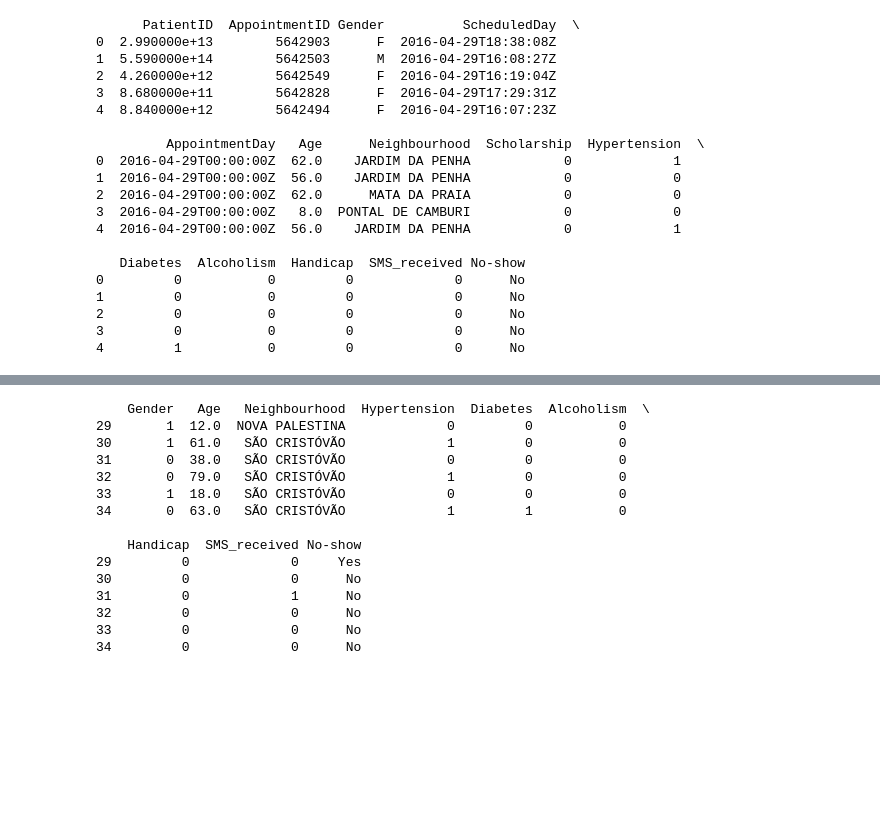
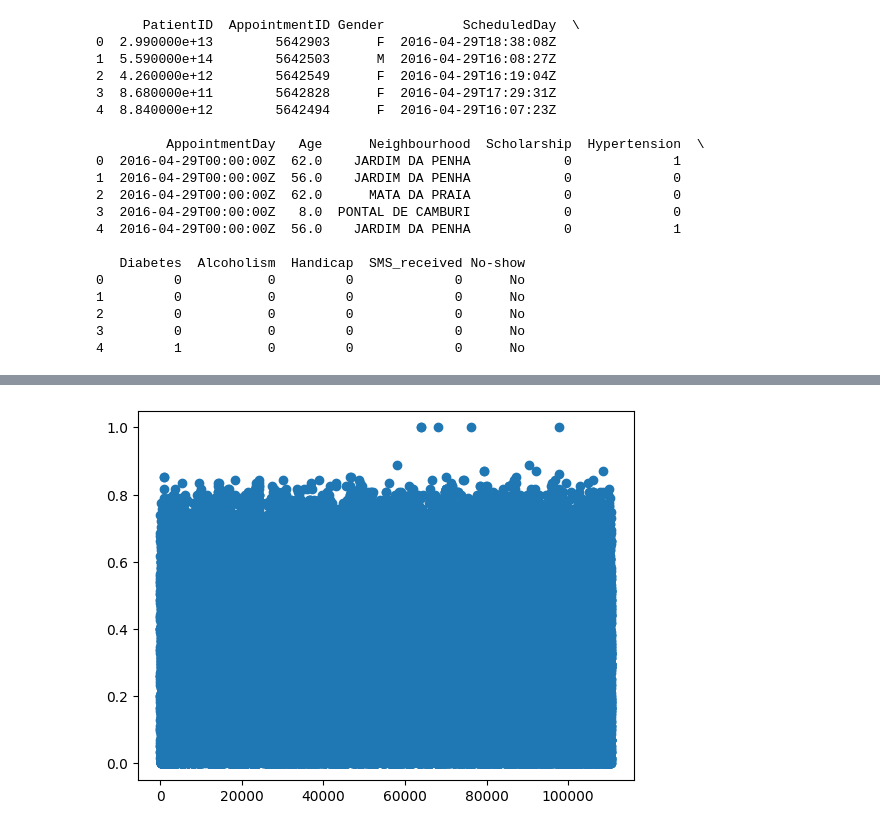
Before and after one commit to Nervoload/IAI5101-Assignments, a Jupyter notebook: ASSIGNMENT1/data_preprocessing.ipynb, the cells around one changed output, grey strips where cells are left out. Saved outputs shown, nothing was run; the diff lists cells and outputs as text; code cells hidden in the pictures; blank space fills up the shorter version.

Commit message:
Completed models

```diff
--- a/ASSIGNMENT1/data_preprocessing.ipynb
+++ b/ASSIGNMENT1/data_preprocessing.ipynb
@@ -44,0 +85,5 @@ print(df[:5])
+# %%
+# check for duplicates & drop them
+print(len(df))
+df = df.drop_duplicates()
+print(len(df))
@@ -104,24 +125,0 @@ IndexingError: Too many indexers
-# %%
-# converting the categorical variables to numerical variables
-# add a ecoded column for each categorical column
-df.dtypes
-obj_df = df.select_dtypes(include=['object']).copy()
-obj_df.head()
-
-print(df[29:35])
-# %% [output]
-    Gender   Age   Neighbourhood  Hypertension  Diabetes  Alcoholism  \
-29       1  12.0  NOVA PALESTINA             0         0           0
-30       1  61.0   SÃO CRISTÓVÃO             1         0           0
-31       0  38.0   SÃO CRISTÓVÃO             0         0           0
-32       0  79.0   SÃO CRISTÓVÃO             1         0           0
-33       1  18.0   SÃO CRISTÓVÃO             0         0           0
-34       0  63.0   SÃO CRISTÓVÃO             1         1           0
-
-    Handicap  SMS_received No-show
-29         0             0     Yes
-30         0             0      No
-31         0             1      No
-32         0             0      No
-33         0             0      No
-34         0             0      No
@@ -127,0 +137,40 @@ print(df[29:35])
+# %%
+neighs = df.Neighbourhood.unique()
+
+# check if there is a correlation between the neighbourhood and the no-show
+# if there is a correlation, then we can use the neighbourhood as a feature
+# if there is no correlation, then we can drop the neighbourhood column
+
+# creating a dictionary with the neighbourhoods and the number of no-shows
+neighs_dict = {}
+for i in neighs:
+    neighs_dict[i] = 0
+
+for i in range(len(df)):
+    if df.loc[i, 'No-show'] == 1:
+        neighs_dict[df.loc[i, 'Neighbourhood']] += 1
+
+# creating a list with the neighbourhoods and the number of no-shows
+
+neighs_dict # printing the neighbourhoods and the number of no-shows
+
+# For this model, we will NOT use the neighbourhood as a feature, observe that if there exists a trend between neighborhoods, the variance of
+# the model will be high, and the model will not be able to generalize well with the 81 unique neighborhoods, and many neighborhoods have variance in
+# the number of patients, which many overfit the model for such neighborhoods. Thus, we will drop the neighbourhood column.
+
+df = df.drop(['Neighbourhood'], axis=1)
+# %%
+# Convert the Age column to int64
+df['Age'] = df['Age'].astype('int64')
+
+# scale the age column to be between 0 and 1
+df['Age'] = df['Age']/df['Age'].max()
+
+# round the age column to 2 decimal places
+df['Age'] = df['Age'].round(3)
+# %%
+# plot the distribution of the age column to see if there are any outliers in a scatter plot
+plt.scatter(df.index, df['Age'])
+plt.show()
+# %% [output]
+[figure, added]
```
Also changed, not shown: parts of 12 cells of this notebook, 6 other files.
